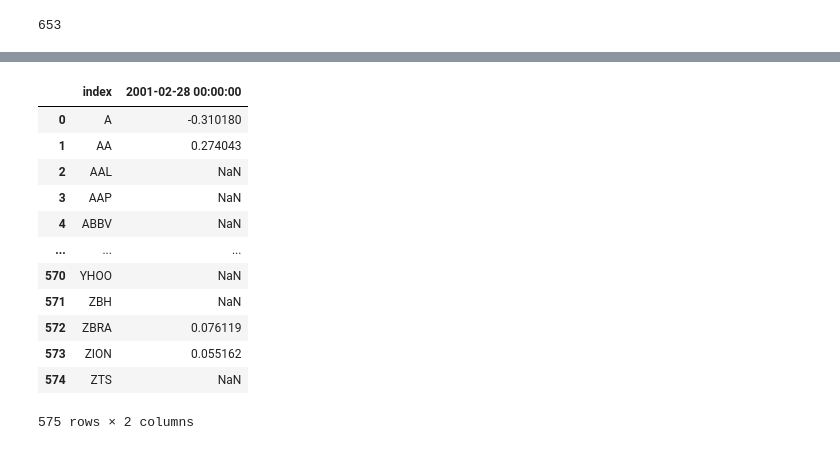
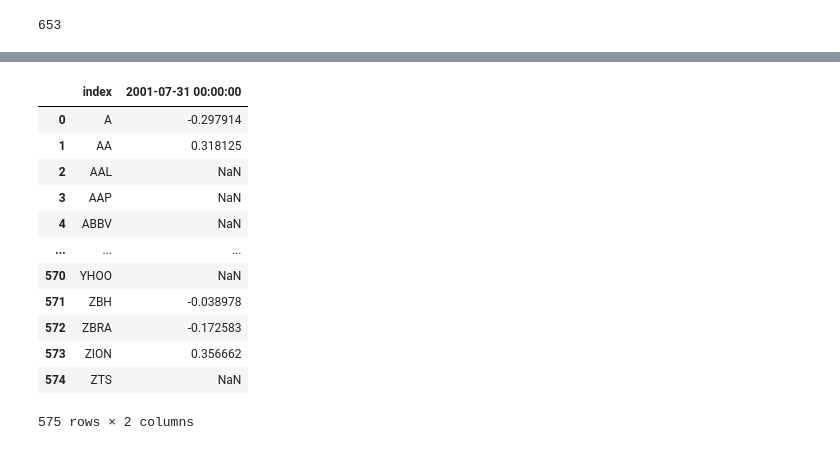
Before and after one commit to shane-sarabdial/Momentum, a Jupyter notebook: Momentum.ipynb, the cells around one changed output, grey strips where cells are left out. Cells and saved outputs as stored; diff of their text form; code cells hidden in the pictures.

```diff
--- a/Momentum.ipynb
+++ b/Momentum.ipynb
@@ -77,4 +68,9 @@ past_11
+# %%
+past_03_months = past_03.mask(past_03 == 0)
+past_06_months = past_06.mask(past_06 == 0)
+past_09_months = past_09.mask(past_09 == 0)
+past_12_months = past_12.mask(past_12 == 0)
 # %%
-formation = dt.datetime(2001,1,28)
+formation = dt.datetime(2001,1,31)
 formation
 # %% [output]
@@ -86,0 +78,3 @@ Timestamp('2000-02-29 00:00:00')
+# %%
+begin_formation = formation + MonthEnd(3)
+begin_formation
@@ -87,4 +83,4 @@ Timestamp('2000-02-29 00:00:00')
 # %%
-end_measurement = formation - MonthEnd(1)
+end_measurement = begin_formation + MonthEnd(3)
 end_measurement
 # %% [output]
@@ -92,19 +105,19 @@ Timestamp('2000-12-31 00:00:00')
 # %%
-return_12 = past_11.loc[end_measurement]
+return_12 = past_12_months.loc[end_measurement]
 return_12 = return_12.reset_index()
 return_12
 # %% [output]
-|  | index | 2001-02-28 00:00:00 |
-| 0 | A | -0.310180 |
-| 1 | AA | 0.274043 |
+|  | index | 2001-07-31 00:00:00 |
+| 0 | A | -0.297914 |
+| 1 | AA | 0.318125 |
 | 2 | AAL | NaN |
 | 3 | AAP | NaN |
 | 4 | ABBV | NaN |
 | ... | ... | ... |
 | 570 | YHOO | NaN |
-| 571 | ZBH | NaN |
-| 572 | ZBRA | 0.076119 |
-| 573 | ZION | 0.055162 |
+| 571 | ZBH | -0.038978 |
+| 572 | ZBRA | -0.172583 |
+| 573 | ZION | 0.356662 |
 | 574 | ZTS | NaN |
 575 rows × 2 columns
 # %%
```
Also changed, not shown: parts of 37 cells of this notebook.
